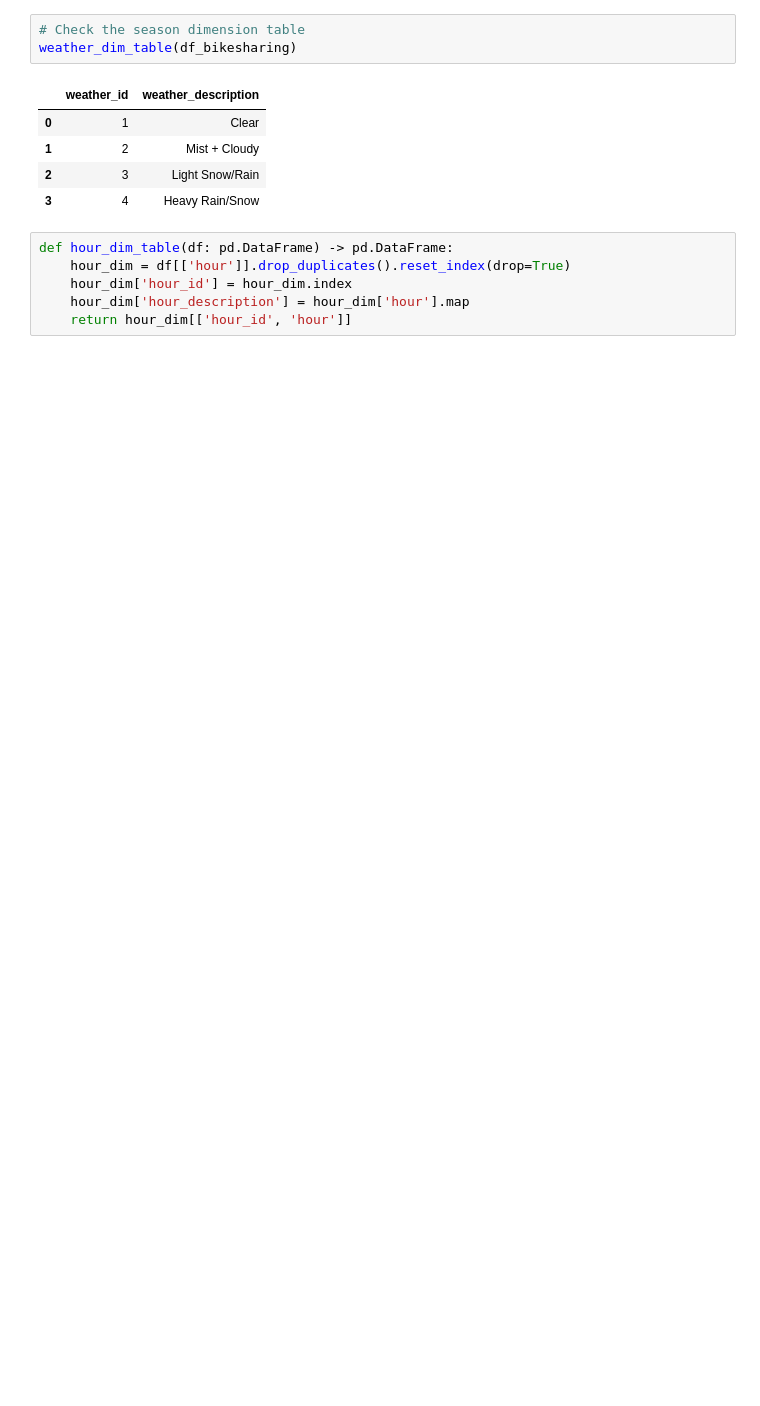
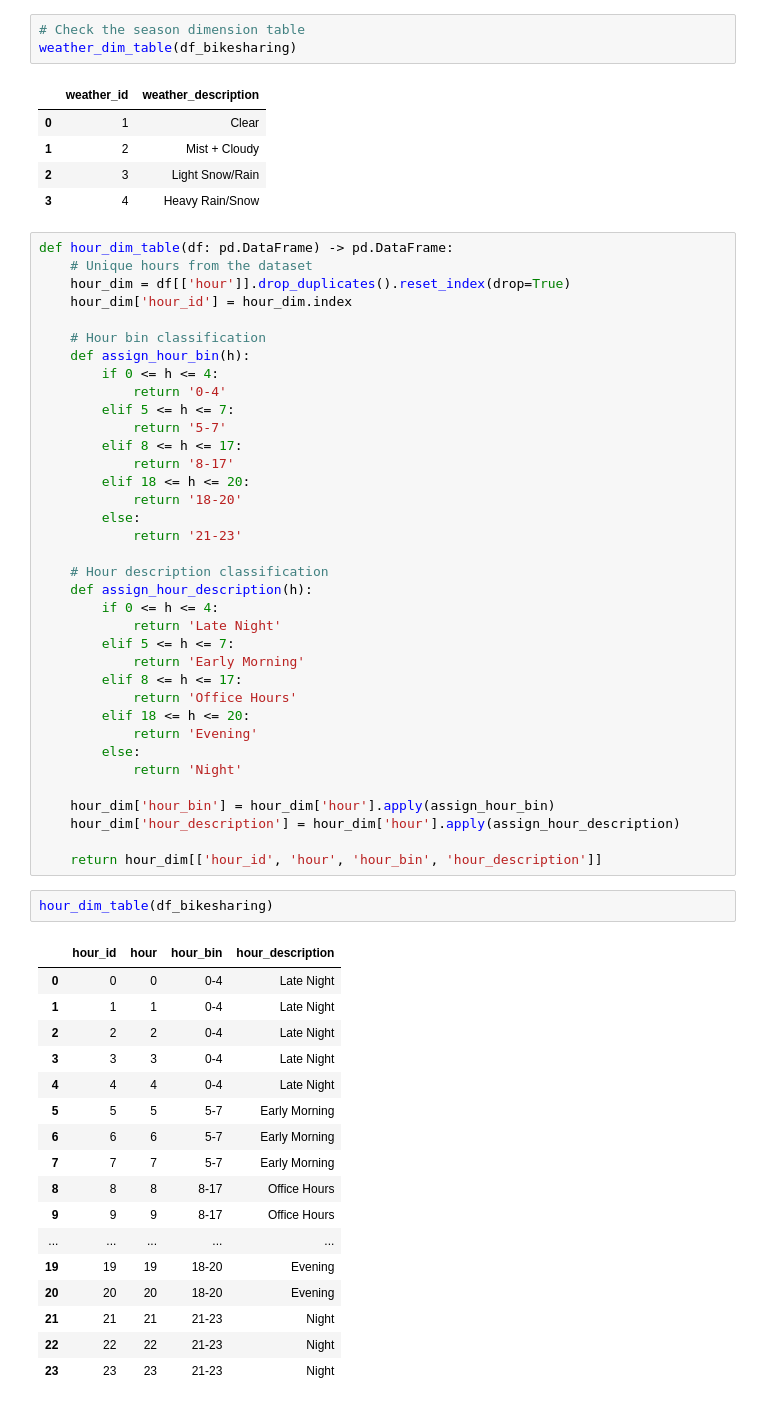
Before and after one commit to praghi/end_to_end_bike_sharing_data_project, a Jupyter notebook: notebooks/bi_pipeline.ipynb, the cells around one changed output. Cells and saved outputs as stored; diff of their text form; blank space fills up the shorter version.

Commit message:
added hourly dim table

```diff
--- a/notebooks/bi_pipeline.ipynb
+++ b/notebooks/bi_pipeline.ipynb
@@ -248,7 +250,57 @@ weather_dim_table(df_bikesharing)
 | 3 | 4 | Heavy Rain/Snow |
 # %%
 def hour_dim_table(df: pd.DataFrame) -> pd.DataFrame:
+    # Unique hours from the dataset
     hour_dim = df[['hour']].drop_duplicates().reset_index(drop=True)
     hour_dim['hour_id'] = hour_dim.index
-    hour_dim['hour_description'] = hour_dim['hour'].map
-    return hour_dim[['hour_id', 'hour']]
+
+    # Hour bin classification
+    def assign_hour_bin(h):
+        if 0 <= h <= 4:
+            return '0-4'
+        elif 5 <= h <= 7:
+            return '5-7'
+        elif 8 <= h <= 17:
+            return '8-17'
+        elif 18 <= h <= 20:
+            return '18-20'
+        else:
+            return '21-23'
+
+    # Hour description classification
+    def assign_hour_description(h):
+        if 0 <= h <= 4:
+            return 'Late Night'
+        elif 5 <= h <= 7:
+            return 'Early Morning'
+        elif 8 <= h <= 17:
+            return 'Office Hours'
+        elif 18 <= h <= 20:
+            return 'Evening'
+        else:
+            return 'Night'
+
+    hour_dim['hour_bin'] = hour_dim['hour'].apply(assign_hour_bin)
+    hour_dim['hour_description'] = hour_dim['hour'].apply(assign_hour_description)
+
+    return hour_dim[['hour_id', 'hour', 'hour_bin', 'hour_description']]
+# %%
+hour_dim_table(df_bikesharing)
+# %% [output]
+|  | hour_id | hour | hour_bin | hour_description |
+| 0 | 0 | 0 | 0-4 | Late Night |
+| 1 | 1 | 1 | 0-4 | Late Night |
+| 2 | 2 | 2 | 0-4 | Late Night |
+| 3 | 3 | 3 | 0-4 | Late Night |
+| 4 | 4 | 4 | 0-4 | Late Night |
+| 5 | 5 | 5 | 5-7 | Early Morning |
+| 6 | 6 | 6 | 5-7 | Early Morning |
+| 7 | 7 | 7 | 5-7 | Early Morning |
+| 8 | 8 | 8 | 8-17 | Office Hours |
+| 9 | 9 | 9 | 8-17 | Office Hours |
+| ... | ... | ... | ... | ... |
+| 19 | 19 | 19 | 18-20 | Evening |
+| 20 | 20 | 20 | 18-20 | Evening |
+| 21 | 21 | 21 | 21-23 | Night |
+| 22 | 22 | 22 | 21-23 | Night |
+| 23 | 23 | 23 | 21-23 | Night |
```
Also changed, not shown: parts of 3 cells of this notebook, 3 other files.
